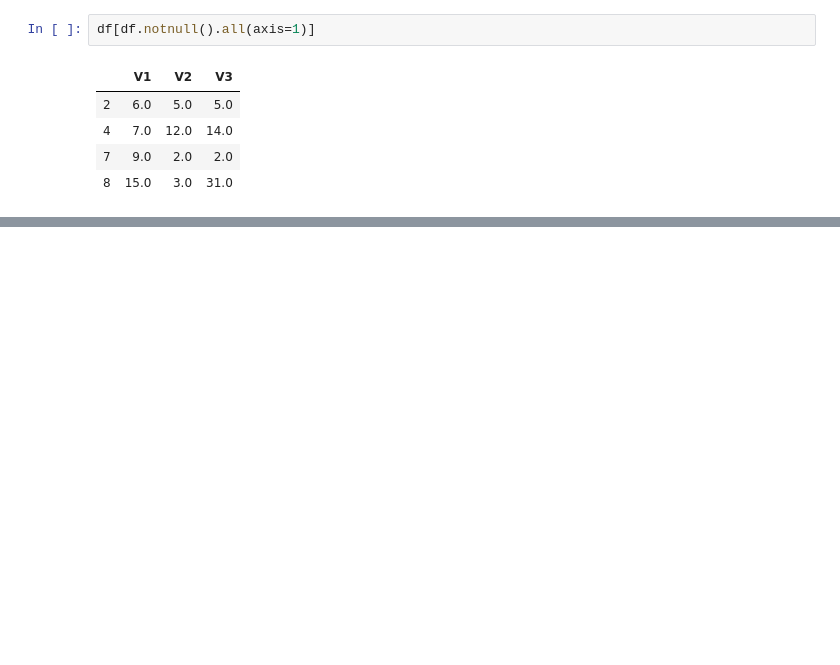
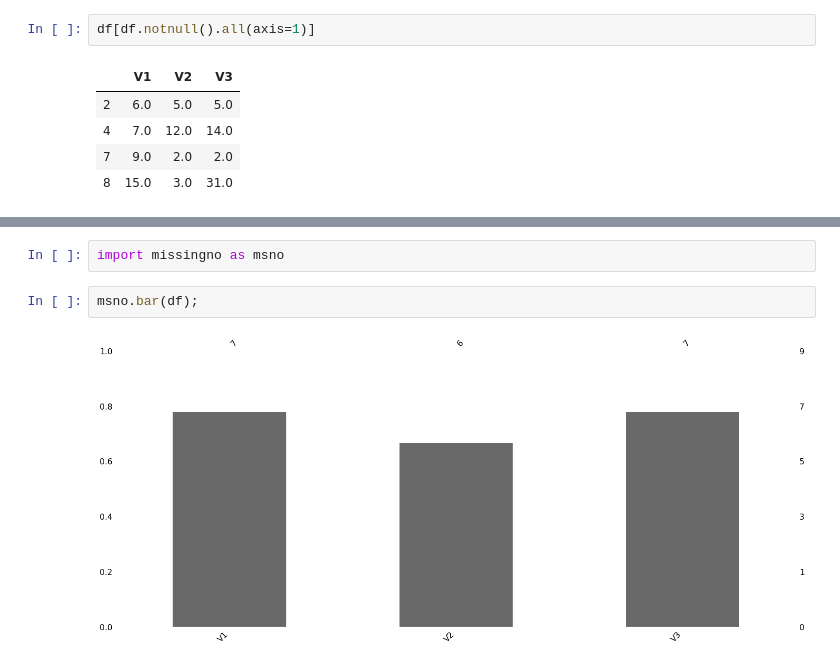
Before and after one commit to omercsx/Machine_Learning_Bootcamp, a Jupyter notebook: Veri Ön İşleme/veri_on_isleme.ipynb, the cells around one changed output, grey strips where cells are left out. Cells and saved outputs as stored; diff of their text form; blank space fills up the shorter version.

```diff
--- a/Veri Ön İşleme/veri_on_isleme.ipynb
+++ b/Veri Ön İşleme/veri_on_isleme.ipynb
@@ -788,0 +813,6 @@ df[df.notnull().all(axis=1)]
+# %%
+import missingno as msno
+# %%
+msno.bar(df);
+# %% [output]
+[figure, added]
```
Also changed, not shown: parts of 125 cells of this notebook.
